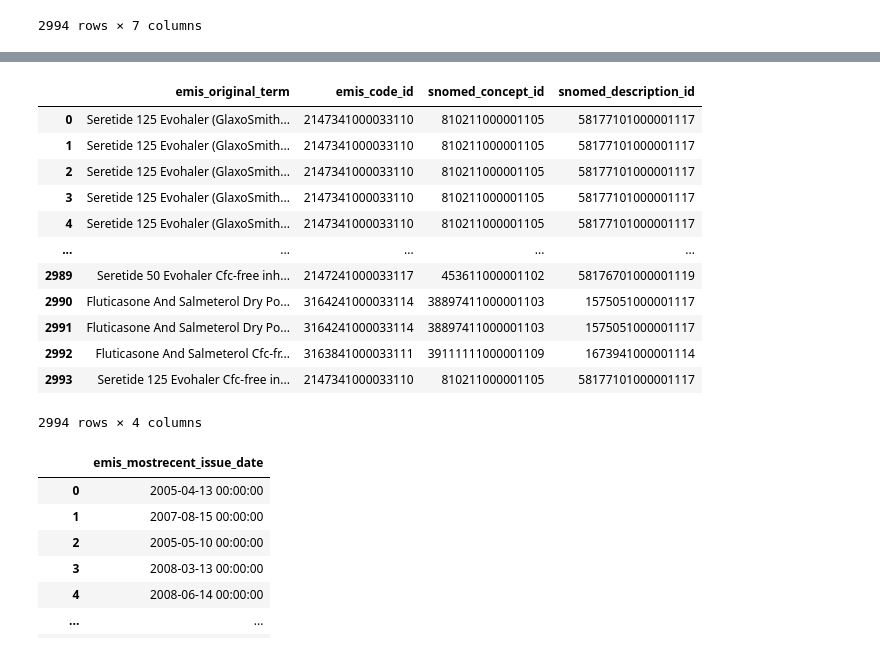
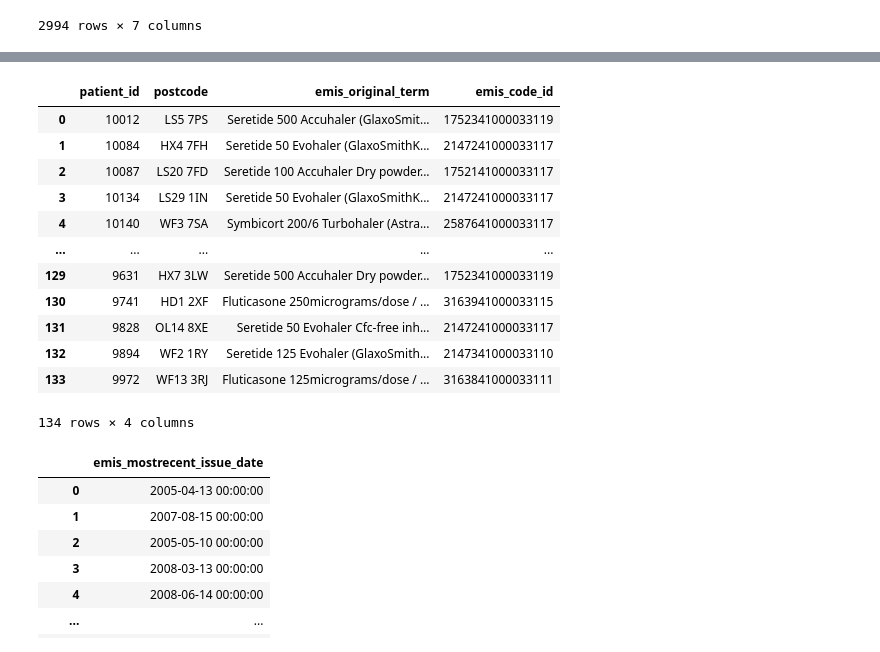
Before and after one commit to rpenn97/EMIS_task, a Jupyter notebook: solution/solution_py.ipynb, the cells around one changed output, grey strips where cells are left out. Saved outputs shown, nothing was run; the diff lists cells and outputs as text; code cells hidden in the pictures.

```diff
--- a/solution/solution_py.ipynb
+++ b/solution/solution_py.ipynb
@@ -313,24 +364,30 @@ WHERE m.recorded_date IS NULL""")
 # %%
 psql.sqldf("""
-           SELECT m.emis_original_term, m.emis_code_id, m.snomed_concept_id, m.snomed_description_id FROM medication_table m
-           INNER JOIN clinical_codes c ON (m.emis_code_id = c.code_id)
-           WHERE c.parent_code_id In (591221000033116,717321000033118,1215621000033114,972021000033115,1223821000033118)
-           AND DATE(m.recorded_date) > DATE(CURRENT_DATE,'-30 year')
+            SELECT p.patient_id, p.postcode, m.emis_original_term, m.emis_code_id FROM medication_table m
+            INNER JOIN clinical_codes c ON (m.emis_code_id = c.code_id)
+            INNER JOIN patient p ON (m.registration_guid = p.registration_guid)
+            WHERE (c.parent_code_id IN (591221000033116,717321000033118,1215621000033114,972021000033115,1223821000033118)
+            AND DATE(m.recorded_date) > DATE(CURRENT_DATE,'-30 year'))
+
+           UNION
+
+           SELECT
+            GROUP BY p.patient_id
            """)
 # %% [output]
-|  | emis_original_term | emis_code_id | snomed_concept_id | snomed_description_id |
-| 0 | Seretide 125 Evohaler (GlaxoSmith... | 2147341000033110 | 810211000001105 | 58177101000001117 |
-| 1 | Seretide 125 Evohaler (GlaxoSmith... | 2147341000033110 | 810211000001105 | 58177101000001117 |
-| 2 | Seretide 125 Evohaler (GlaxoSmith... | 2147341000033110 | 810211000001105 | 58177101000001117 |
-| 3 | Seretide 125 Evohaler (GlaxoSmith... | 2147341000033110 | 810211000001105 | 58177101000001117 |
-| 4 | Seretide 125 Evohaler (GlaxoSmith... | 2147341000033110 | 810211000001105 | 58177101000001117 |
+|  | patient_id | postcode | emis_original_term | emis_code_id |
+| 0 | 10012 | LS5 7PS | Seretide 500 Accuhaler (GlaxoSmit... | 1752341000033119 |
+| 1 | 10084 | HX4 7FH | Seretide 50 Evohaler (GlaxoSmithK... | 2147241000033117 |
+| 2 | 10087 | LS20 7FD | Seretide 100 Accuhaler Dry powder... | 1752141000033117 |
+| 3 | 10134 | LS29 1IN | Seretide 50 Evohaler (GlaxoSmithK... | 2147241000033117 |
+| 4 | 10140 | WF3 7SA | Symbicort 200/6 Turbohaler (Astra... | 2587641000033117 |
 | ... | ... | ... | ... | ... |
-| 2989 | Seretide 50 Evohaler Cfc-free inh... | 2147241000033117 | 453611000001102 | 58176701000001119 |
-| 2990 | Fluticasone And Salmeterol Dry Po... | 3164241000033114 | 38897411000001103 | 1575051000001117 |
-| 2991 | Fluticasone And Salmeterol Dry Po... | 3164241000033114 | 38897411000001103 | 1575051000001117 |
-| 2992 | Fluticasone And Salmeterol Cfc-fr... | 3163841000033111 | 39111111000001109 | 1673941000001114 |
-| 2993 | Seretide 125 Evohaler Cfc-free in... | 2147341000033110 | 810211000001105 | 58177101000001117 |
+| 129 | 9631 | HX7 3LW | Seretide 500 Accuhaler Dry powder... | 1752341000033119 |
+| 130 | 9741 | HD1 2XF | Fluticasone 250micrograms/dose / ... | 3163941000033115 |
+| 131 | 9828 | OL14 8XE | Seretide 50 Evohaler Cfc-free inh... | 2147241000033117 |
+| 132 | 9894 | WF2 1RY | Seretide 125 Evohaler (GlaxoSmith... | 2147341000033110 |
+| 133 | 9972 | WF13 3RJ | Fluticasone 125micrograms/dose / ... | 3163841000033111 |
-2994 rows × 4 columns
+134 rows × 4 columns
 # %%
 psql.sqldf("""
            SELECT m.emis_mostrecent_issue_date FROM medication_table m
```
Also changed, not shown: parts of 5 cells of this notebook.
